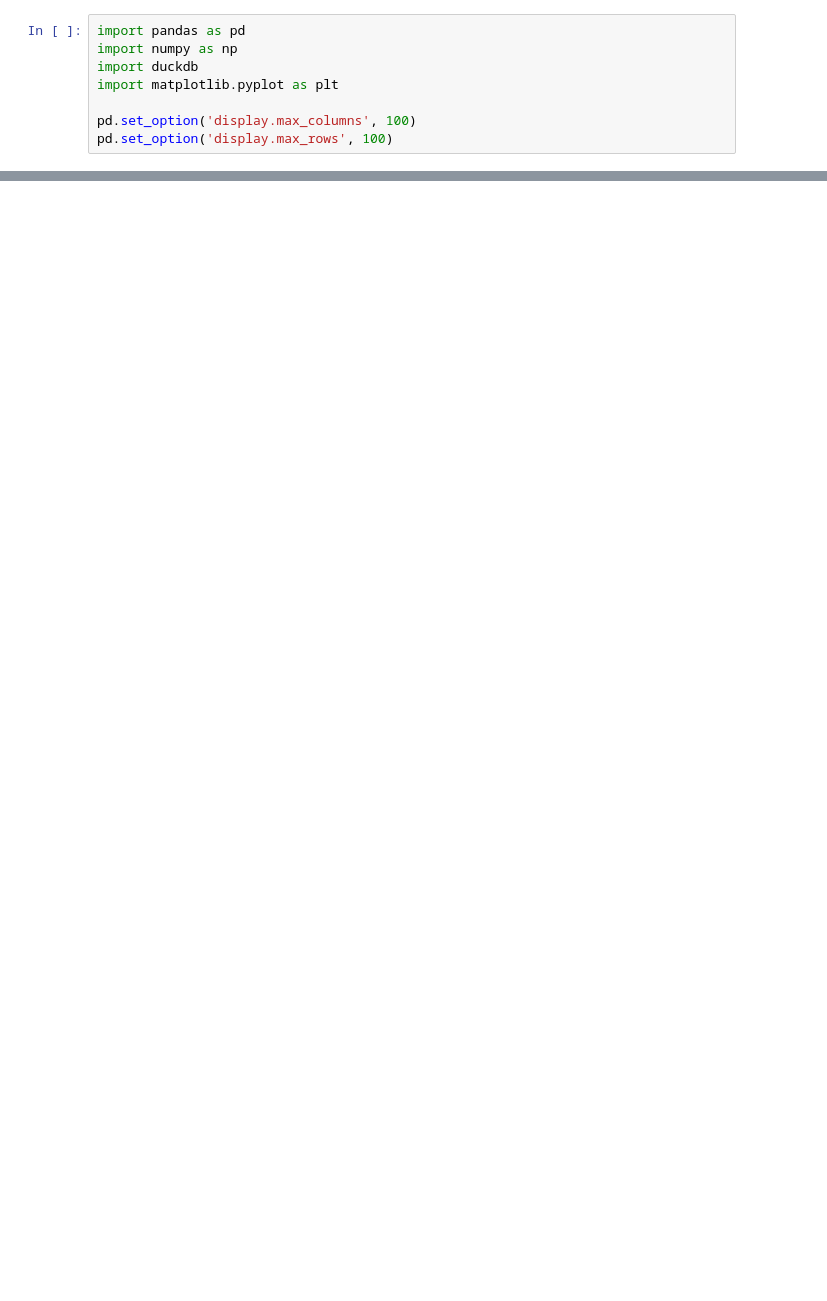
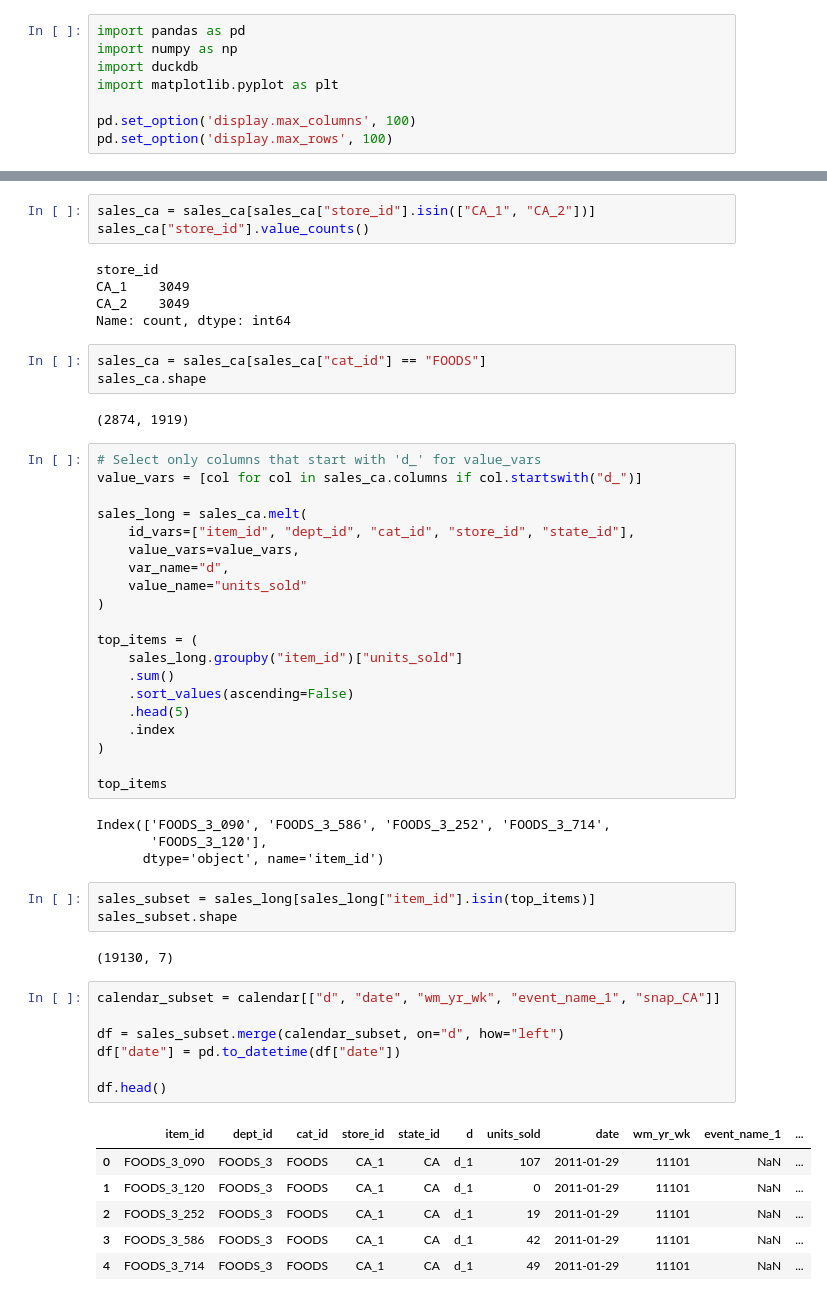
Before and after one commit to Rudra1x/Retail-Demand-Forecasting-Pricing-Intelligence, a Jupyter notebook: notebooks/01_data_understanding.ipynb, the cells around one changed output, grey strips where cells are left out. Cells and saved outputs as stored; diff of their text form; blank space fills up the shorter version.

```diff
--- a/notebooks/01_data_understanding.ipynb
+++ b/notebooks/01_data_understanding.ipynb
@@ -13,0 +33,56 @@ FileNotFoundError: [Errno 2] No such file or directory: 'data/sales_train_valida
+# %%
+sales_ca = sales_ca[sales_ca["store_id"].isin(["CA_1", "CA_2"])]
+sales_ca["store_id"].value_counts()
+# %% [output]
+store_id
+CA_1    3049
+CA_2    3049
+Name: count, dtype: int64
+# %%
+sales_ca = sales_ca[sales_ca["cat_id"] == "FOODS"]
+sales_ca.shape
+# %% [output]
+(2874, 1919)
+# %%
+# Select only columns that start with 'd_' for value_vars
+value_vars = [col for col in sales_ca.columns if col.startswith("d_")]
+
+sales_long = sales_ca.melt(
+    id_vars=["item_id", "dept_id", "cat_id", "store_id", "state_id"],
+    value_vars=value_vars,
+    var_name="d",
+    value_name="units_sold"
+)
+
+top_items = (
+    sales_long.groupby("item_id")["units_sold"]
+    .sum()
+    .sort_values(ascending=False)
+    .head(5)
+    .index
+)
+
+top_items
+# %% [output]
+Index(['FOODS_3_090', 'FOODS_3_586', 'FOODS_3_252', 'FOODS_3_714',
+       'FOODS_3_120'],
+      dtype='object', name='item_id')
+# %%
+sales_subset = sales_long[sales_long["item_id"].isin(top_items)]
+sales_subset.shape
+# %% [output]
+(19130, 7)
+# %%
+calendar_subset = calendar[["d", "date", "wm_yr_wk", "event_name_1", "snap_CA"]]
+
+df = sales_subset.merge(calendar_subset, on="d", how="left")
+df["date"] = pd.to_datetime(df["date"])
+
+df.head()
+# %% [output]
+|  | item_id | dept_id | cat_id | store_id | state_id | d | units_sold | date | wm_yr_wk | event_name_1 | ... |
+| 0 | FOODS_3_090 | FOODS_3 | FOODS | CA_1 | CA | d_1 | 107 | 2011-01-29 | 11101 | NaN | ... |
+| 1 | FOODS_3_120 | FOODS_3 | FOODS | CA_1 | CA | d_1 | 0 | 2011-01-29 | 11101 | NaN | ... |
+| 2 | FOODS_3_252 | FOODS_3 | FOODS | CA_1 | CA | d_1 | 19 | 2011-01-29 | 11101 | NaN | ... |
+| 3 | FOODS_3_586 | FOODS_3 | FOODS | CA_1 | CA | d_1 | 42 | 2011-01-29 | 11101 | NaN | ... |
+| 4 | FOODS_3_714 | FOODS_3 | FOODS | CA_1 | CA | d_1 | 49 | 2011-01-29 | 11101 | NaN | ... |
```
Also changed, not shown: parts of 6 cells of this notebook, 1 other file.
